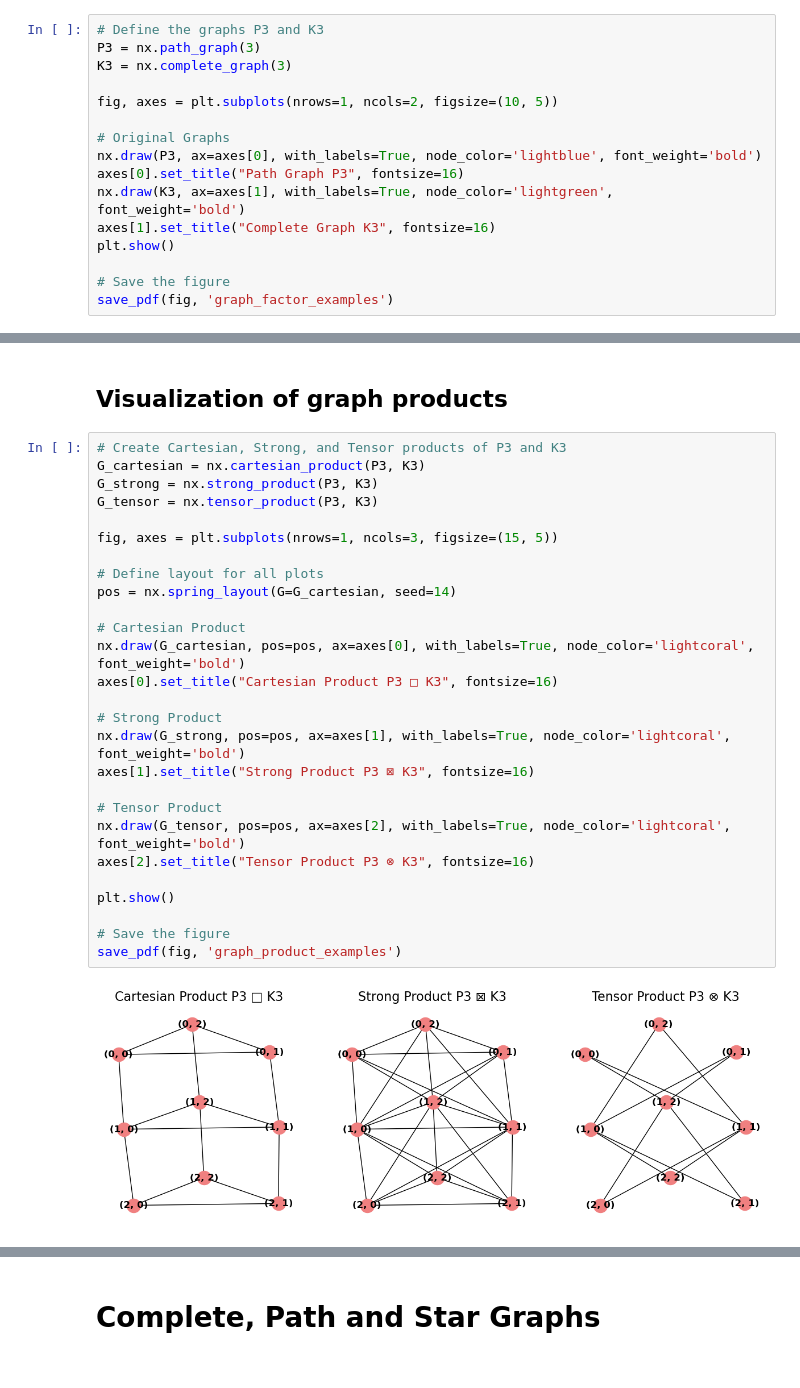
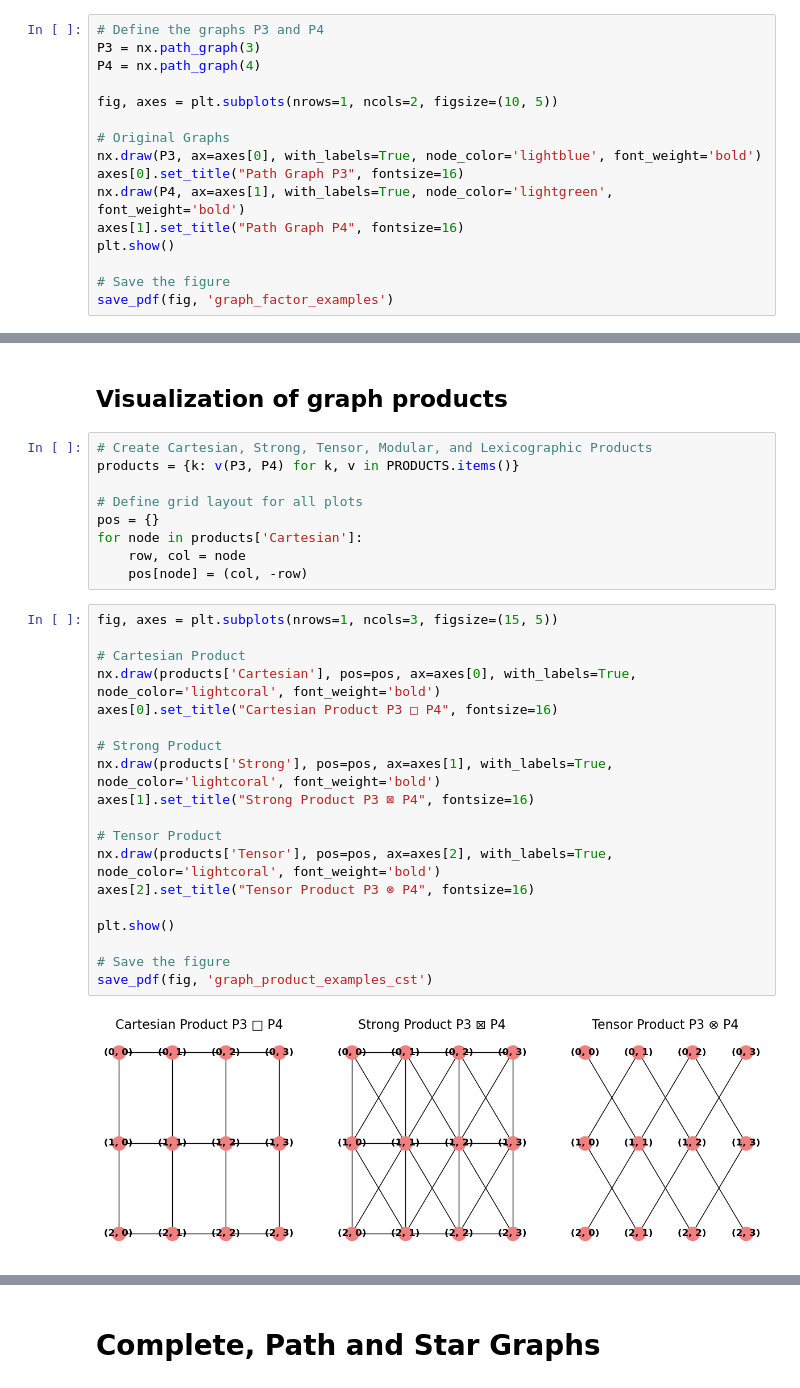
Before and after one commit to max-seeli/graph-gumbo, a Jupyter notebook: graph_visualizations.ipynb, the cells around one changed output, grey strips where cells are left out. Saved outputs shown, nothing was run; the diff lists cells and outputs as text.

Commit message:
Updated visualizations to include new products

```diff
--- a/graph_visualizations.ipynb
+++ b/graph_visualizations.ipynb
@@ -10,17 +11,17 @@ from visual import save_pdf
 # %% [markdown]
 ## Visualization of Factor Graphs
 # %%
-# Define the graphs P3 and K3
+# Define the graphs P3 and P4
 P3 = nx.path_graph(3)
-K3 = nx.complete_graph(3)
+P4 = nx.path_graph(4)
 
 fig, axes = plt.subplots(nrows=1, ncols=2, figsize=(10, 5))
 
 # Original Graphs
 nx.draw(P3, ax=axes[0], with_labels=True, node_color='lightblue', font_weight='bold')
 axes[0].set_title("Path Graph P3", fontsize=16)
-nx.draw(K3, ax=axes[1], with_labels=True, node_color='lightgreen', font_weight='bold')
-axes[1].set_title("Complete Graph K3", fontsize=16)
+nx.draw(P4, ax=axes[1], with_labels=True, node_color='lightgreen', font_weight='bold')
+axes[1].set_title("Path Graph P4", fontsize=16)
 plt.show()
 
 # Save the figure
@@ -30,31 +31,32 @@ save_pdf(fig, 'graph_factor_examples')
 # %% [markdown]
 ## Visualization of graph products
+# %%
+# Create Cartesian, Strong, Tensor, Modular, and Lexicographic Products
+products = {k: v(P3, P4) for k, v in PRODUCTS.items()}
+
+# Define grid layout for all plots
+pos = {}
+for node in products['Cartesian']:
+    row, col = node
+    pos[node] = (col, -row)
 # %%
-# Create Cartesian, Strong, and Tensor products of P3 and K3
-G_cartesian = nx.cartesian_product(P3, K3)
-G_strong = nx.strong_product(P3, K3)
-G_tensor = nx.tensor_product(P3, K3)
-
 fig, axes = plt.subplots(nrows=1, ncols=3, figsize=(15, 5))
 
-# Define layout for all plots
-pos = nx.spring_layout(G=G_cartesian, seed=14)
-
 # Cartesian Product
-nx.draw(G_cartesian, pos=pos, ax=axes[0], with_labels=True, node_color='lightcoral', font_weight='bold')
-axes[0].set_title("Cartesian Product P3 □ K3", fontsize=16)
+nx.draw(products['Cartesian'], pos=pos, ax=axes[0], with_labels=True, node_color='lightcoral', font_weight='bold')
+axes[0].set_title("Cartesian Product P3 □ P4", fontsize=16)
 
 # Strong Product
-nx.draw(G_strong, pos=pos, ax=axes[1], with_labels=True, node_color='lightcoral', font_weight='bold')
-axes[1].set_title("Strong Product P3 ⊠ K3", fontsize=16)
+nx.draw(products['Strong'], pos=pos, ax=axes[1], with_labels=True, node_color='lightcoral', font_weight='bold')
+axes[1].set_title("Strong Product P3 ⊠ P4", fontsize=16)
 
 # Tensor Product
-nx.draw(G_tensor, pos=pos, ax=axes[2], with_labels=True, node_color='lightcoral', font_weight='bold')
-axes[2].set_title("Tensor Product P3 ⊗ K3", fontsize=16)
+nx.draw(products['Tensor'], pos=pos, ax=axes[2], with_labels=True, node_color='lightcoral', font_weight='bold')
+axes[2].set_title("Tensor Product P3 ⊗ P4", fontsize=16)
 
 plt.show()
 
 # Save the figure
-save_pdf(fig, 'graph_product_examples')
+save_pdf(fig, 'graph_product_examples_cst')
 # %% [output]
-[figure, old version]
+[figure, new version]
```
Also changed, not shown: parts of 4 cells of this notebook, 17 other files.
